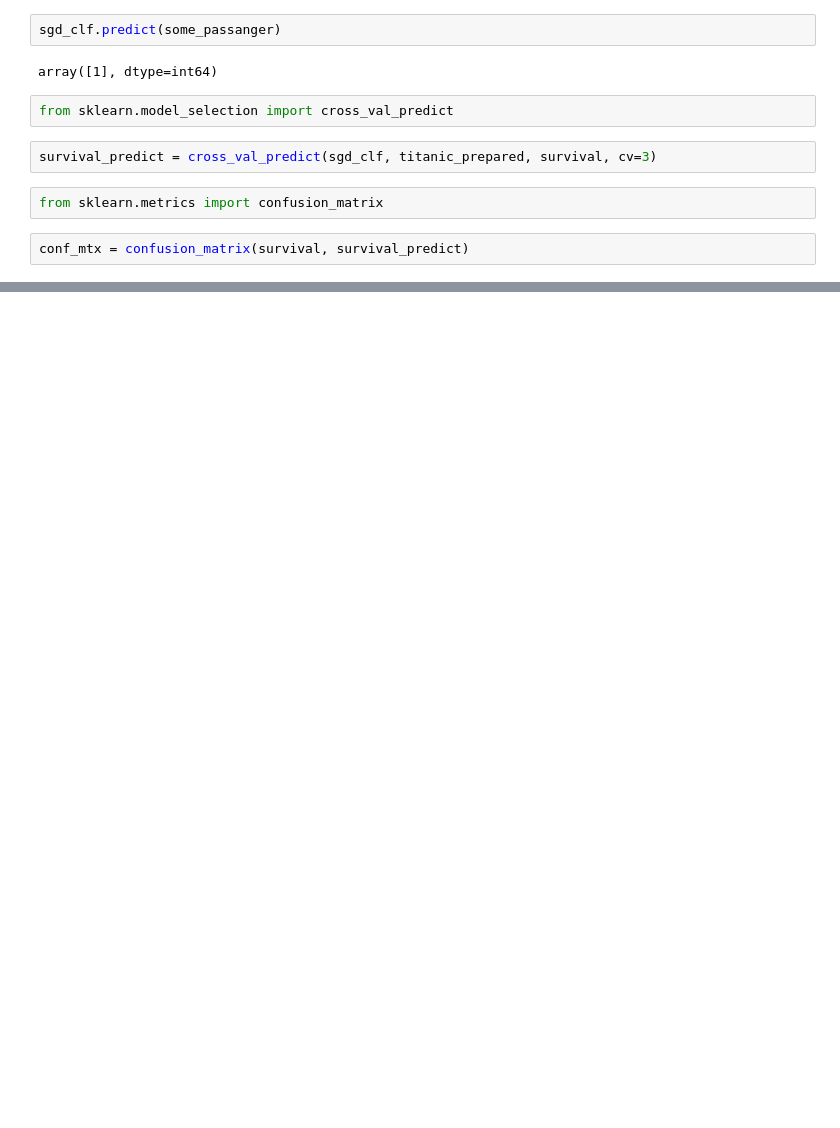
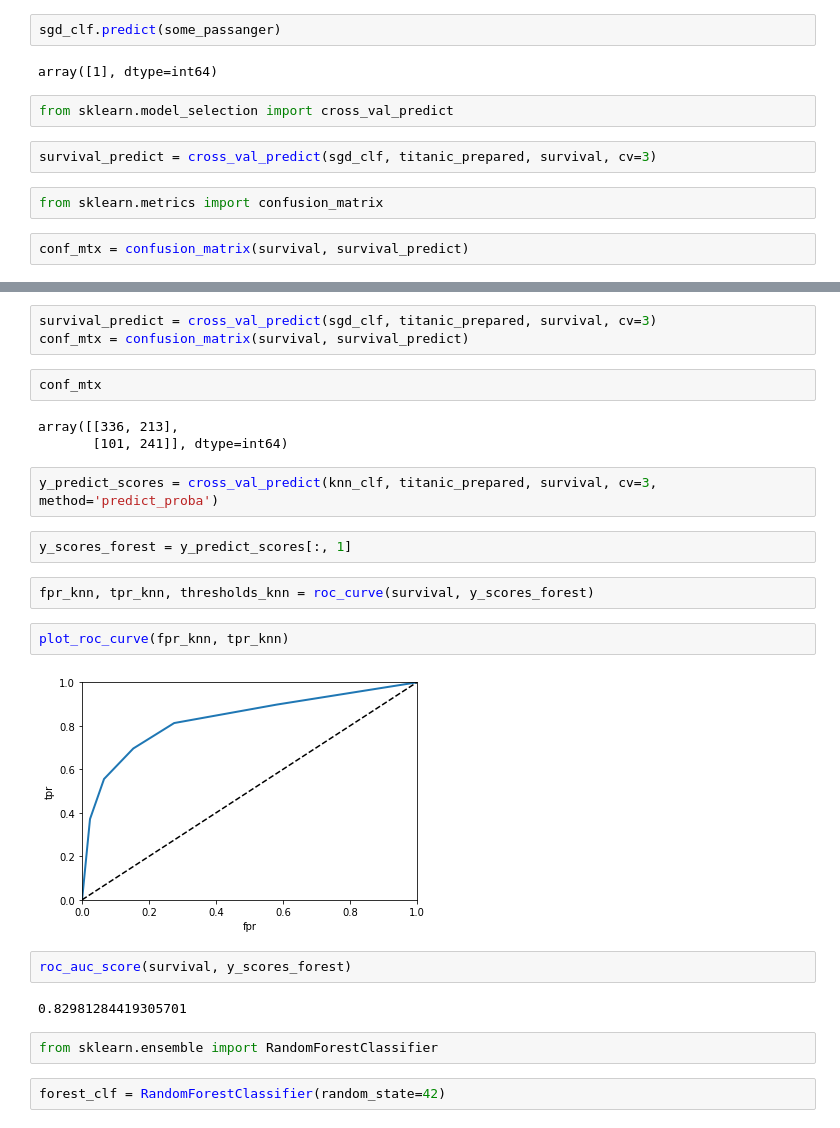
Before and after one commit to iamzafran/Machine-Learning, a Jupyter notebook: Chapter 1/titanic.ipynb, the cells around one changed output, grey strips where cells are left out. Cells and saved outputs as stored; diff of their text form; blank space fills up the shorter version.

```diff
--- a/Chapter 1/titanic.ipynb
+++ b/Chapter 1/titanic.ipynb
@@ -422,0 +482,26 @@ array([[455,  94],
+# %%
+survival_predict = cross_val_predict(sgd_clf, titanic_prepared, survival, cv=3)
+conf_mtx = confusion_matrix(survival, survival_predict)
+# %%
+conf_mtx
+# %% [output]
+array([[336, 213],
+       [101, 241]], dtype=int64)
+# %%
+y_predict_scores = cross_val_predict(knn_clf, titanic_prepared, survival, cv=3, method='predict_proba')
+# %%
+y_scores_forest = y_predict_scores[:, 1]
+# %%
+fpr_knn, tpr_knn, thresholds_knn = roc_curve(survival, y_scores_forest)
+# %%
+plot_roc_curve(fpr_knn, tpr_knn)
+# %% [output]
+[figure, added]
+# %%
+roc_auc_score(survival, y_scores_forest)
+# %% [output]
+0.82981284419305701
+# %%
+from sklearn.ensemble import RandomForestClassifier
+# %%
+forest_clf = RandomForestClassifier(random_state=42)
```
Also changed, not shown: parts of 35 cells of this notebook, 55 other files.
